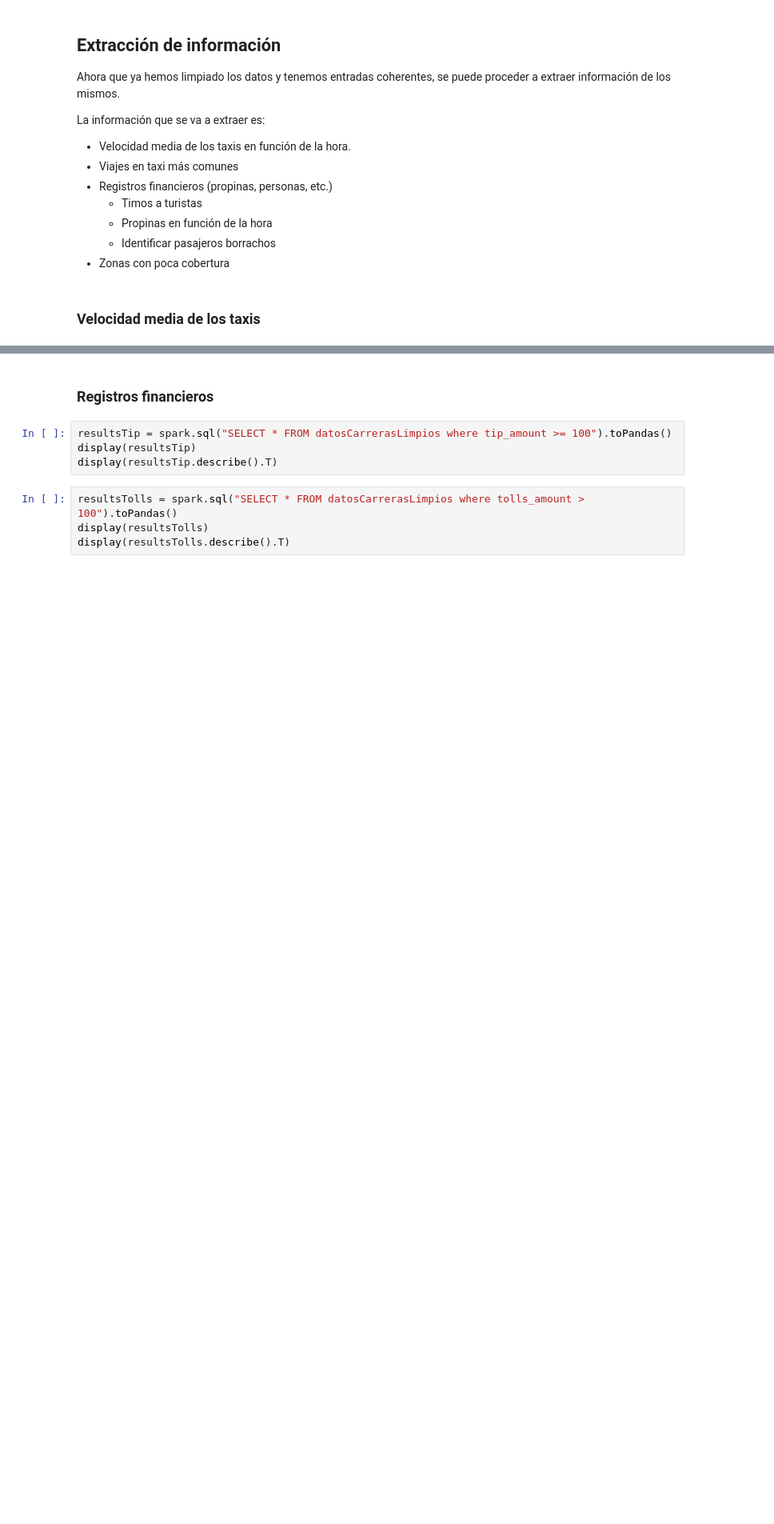
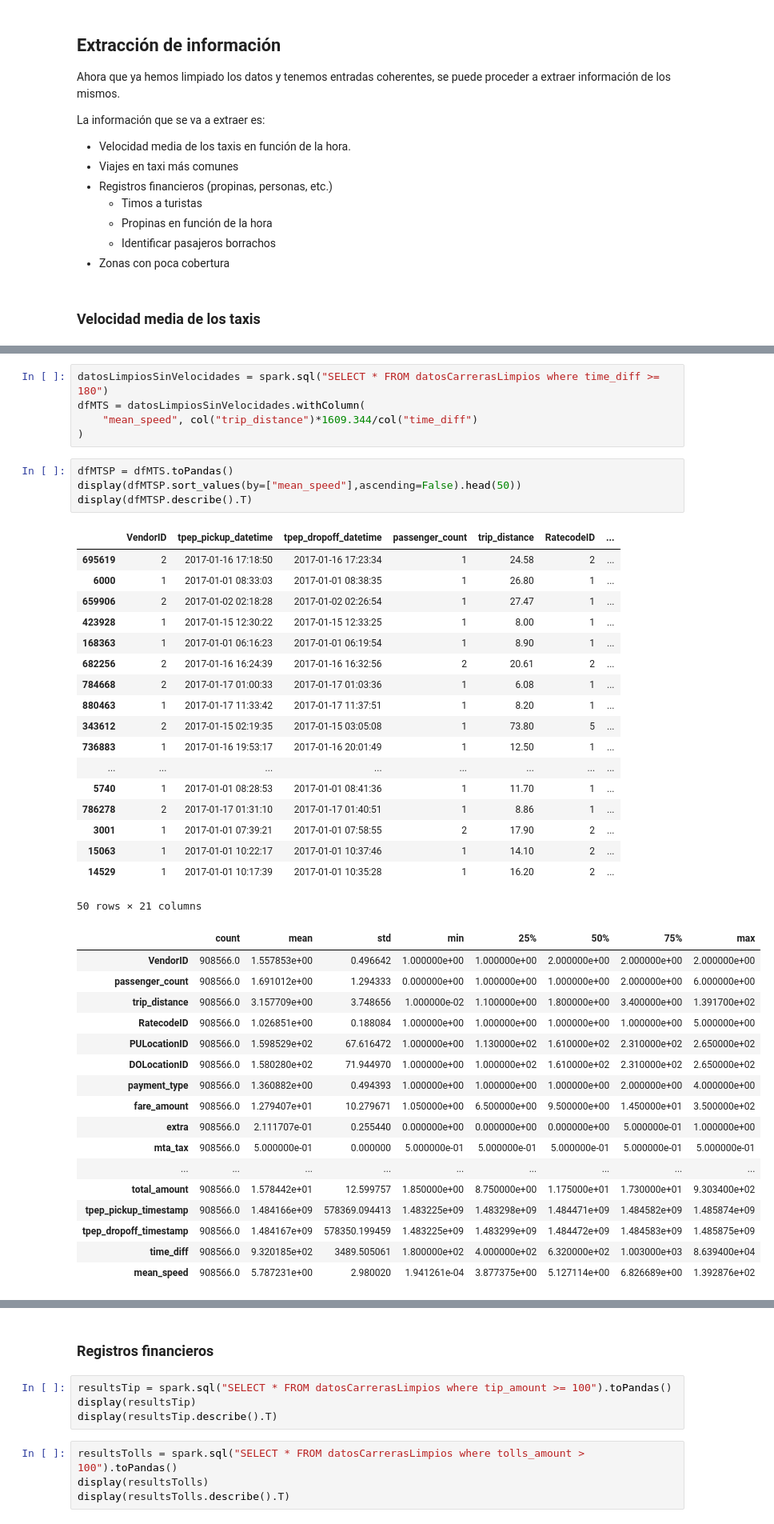
Before and after one commit to Patataman/PySpark, a Jupyter notebook: practicosa.ipynb, the cells around one changed output, grey strips where cells are left out. Shown at 80% size. Cells and saved outputs as stored; diff of their text form; blank space fills up the shorter version.

```diff
--- a/practicosa.ipynb
+++ b/practicosa.ipynb
@@ -194,0 +243,45 @@ La información que se va a extraer es:
+# %%
+datosLimpiosSinVelocidades = spark.sql("SELECT * FROM datosCarrerasLimpios where time_diff >= 180")
+dfMTS = datosLimpiosSinVelocidades.withColumn(
+    "mean_speed", col("trip_distance")*1609.344/col("time_diff")
+)
+# %%
+dfMTSP = dfMTS.toPandas()
+display(dfMTSP.sort_values(by=["mean_speed"],ascending=False).head(50))
+display(dfMTSP.describe().T)
+# %% [output]
+|  | VendorID | tpep_pickup_datetime | tpep_dropoff_datetime | passenger_count | trip_distance | RatecodeID | ... |
+| 695619 | 2 | 2017-01-16 17:18:50 | 2017-01-16 17:23:34 | 1 | 24.58 | 2 | ... |
+| 6000 | 1 | 2017-01-01 08:33:03 | 2017-01-01 08:38:35 | 1 | 26.80 | 1 | ... |
+| 659906 | 2 | 2017-01-02 02:18:28 | 2017-01-02 02:26:54 | 1 | 27.47 | 1 | ... |
+| 423928 | 1 | 2017-01-15 12:30:22 | 2017-01-15 12:33:25 | 1 | 8.00 | 1 | ... |
+| 168363 | 1 | 2017-01-01 06:16:23 | 2017-01-01 06:19:54 | 1 | 8.90 | 1 | ... |
+| 682256 | 2 | 2017-01-16 16:24:39 | 2017-01-16 16:32:56 | 2 | 20.61 | 2 | ... |
+| 784668 | 2 | 2017-01-17 01:00:33 | 2017-01-17 01:03:36 | 1 | 6.08 | 1 | ... |
+| 880463 | 1 | 2017-01-17 11:33:42 | 2017-01-17 11:37:51 | 1 | 8.20 | 1 | ... |
+| 343612 | 2 | 2017-01-15 02:19:35 | 2017-01-15 03:05:08 | 1 | 73.80 | 5 | ... |
+| 736883 | 1 | 2017-01-16 19:53:17 | 2017-01-16 20:01:49 | 1 | 12.50 | 1 | ... |
+| ... | ... | ... | ... | ... | ... | ... | ... |
+| 5740 | 1 | 2017-01-01 08:28:53 | 2017-01-01 08:41:36 | 1 | 11.70 | 1 | ... |
+| 786278 | 2 | 2017-01-17 01:31:10 | 2017-01-17 01:40:51 | 1 | 8.86 | 1 | ... |
+| 3001 | 1 | 2017-01-01 07:39:21 | 2017-01-01 07:58:55 | 2 | 17.90 | 2 | ... |
+| 15063 | 1 | 2017-01-01 10:22:17 | 2017-01-01 10:37:46 | 1 | 14.10 | 2 | ... |
+| 14529 | 1 | 2017-01-01 10:17:39 | 2017-01-01 10:35:28 | 1 | 16.20 | 2 | ... |
+50 rows × 21 columns
+|  | count | mean | std | min | 25% | 50% | 75% | max |
+| VendorID | 908566.0 | 1.557853e+00 | 0.496642 | 1.000000e+00 | 1.000000e+00 | 2.000000e+00 | 2.000000e+00 | 2.000000e+00 |
+| passenger_count | 908566.0 | 1.691012e+00 | 1.294333 | 0.000000e+00 | 1.000000e+00 | 1.000000e+00 | 2.000000e+00 | 6.000000e+00 |
+| trip_distance | 908566.0 | 3.157709e+00 | 3.748656 | 1.000000e-02 | 1.100000e+00 | 1.800000e+00 | 3.400000e+00 | 1.391700e+02 |
+| RatecodeID | 908566.0 | 1.026851e+00 | 0.188084 | 1.000000e+00 | 1.000000e+00 | 1.000000e+00 | 1.000000e+00 | 5.000000e+00 |
+| PULocationID | 908566.0 | 1.598529e+02 | 67.616472 | 1.000000e+00 | 1.130000e+02 | 1.610000e+02 | 2.310000e+02 | 2.650000e+02 |
+| DOLocationID | 908566.0 | 1.580280e+02 | 71.944970 | 1.000000e+00 | 1.000000e+02 | 1.610000e+02 | 2.310000e+02 | 2.650000e+02 |
+| payment_type | 908566.0 | 1.360882e+00 | 0.494393 | 1.000000e+00 | 1.000000e+00 | 1.000000e+00 | 2.000000e+00 | 4.000000e+00 |
+| fare_amount | 908566.0 | 1.279407e+01 | 10.279671 | 1.050000e+00 | 6.500000e+00 | 9.500000e+00 | 1.450000e+01 | 3.500000e+02 |
+| extra | 908566.0 | 2.111707e-01 | 0.255440 | 0.000000e+00 | 0.000000e+00 | 0.000000e+00 | 5.000000e-01 | 1.000000e+00 |
+| mta_tax | 908566.0 | 5.000000e-01 | 0.000000 | 5.000000e-01 | 5.000000e-01 | 5.000000e-01 | 5.000000e-01 | 5.000000e-01 |
+| ... | ... | ... | ... | ... | ... | ... | ... | ... |
+| total_amount | 908566.0 | 1.578442e+01 | 12.599757 | 1.850000e+00 | 8.750000e+00 | 1.175000e+01 | 1.730000e+01 | 9.303400e+02 |
+| tpep_pickup_timestamp | 908566.0 | 1.484166e+09 | 578369.094413 | 1.483225e+09 | 1.483298e+09 | 1.484471e+09 | 1.484582e+09 | 1.485874e+09 |
+| tpep_dropoff_timestamp | 908566.0 | 1.484167e+09 | 578350.199459 | 1.483225e+09 | 1.483299e+09 | 1.484472e+09 | 1.484583e+09 | 1.485875e+09 |
+| time_diff | 908566.0 | 9.320185e+02 | 3489.505061 | 1.800000e+02 | 4.000000e+02 | 6.320000e+02 | 1.003000e+03 | 8.639400e+04 |
+| mean_speed | 908566.0 | 5.787231e+00 | 2.980020 | 1.941261e-04 | 3.877375e+00 | 5.127114e+00 | 6.826689e+00 | 1.392876e+02 |
```
Also changed, not shown: parts of 9 cells of this notebook.
